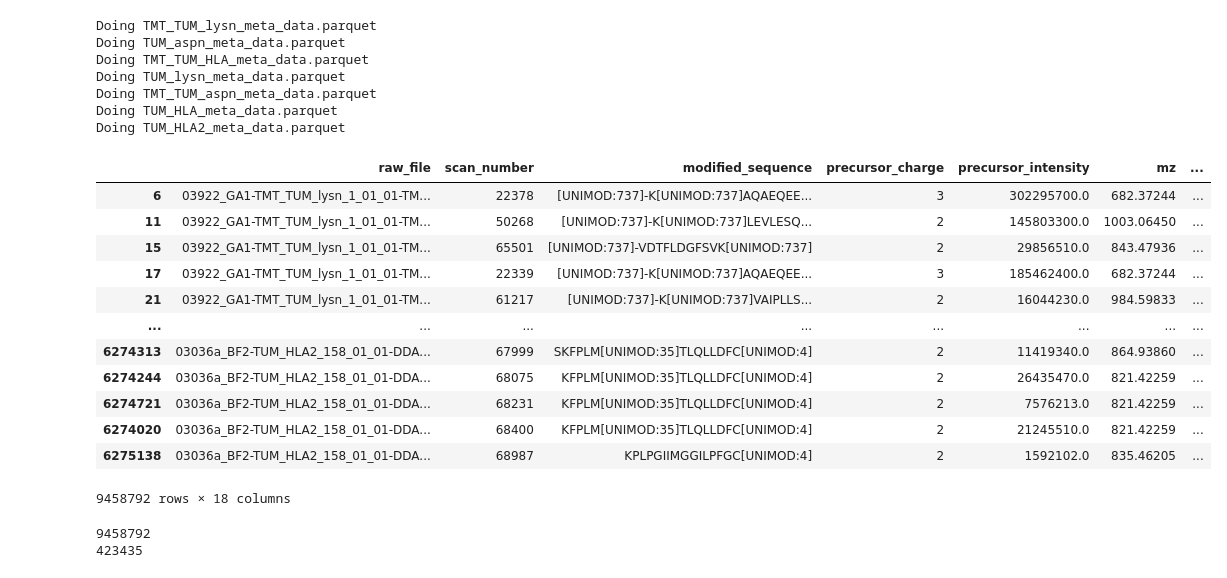
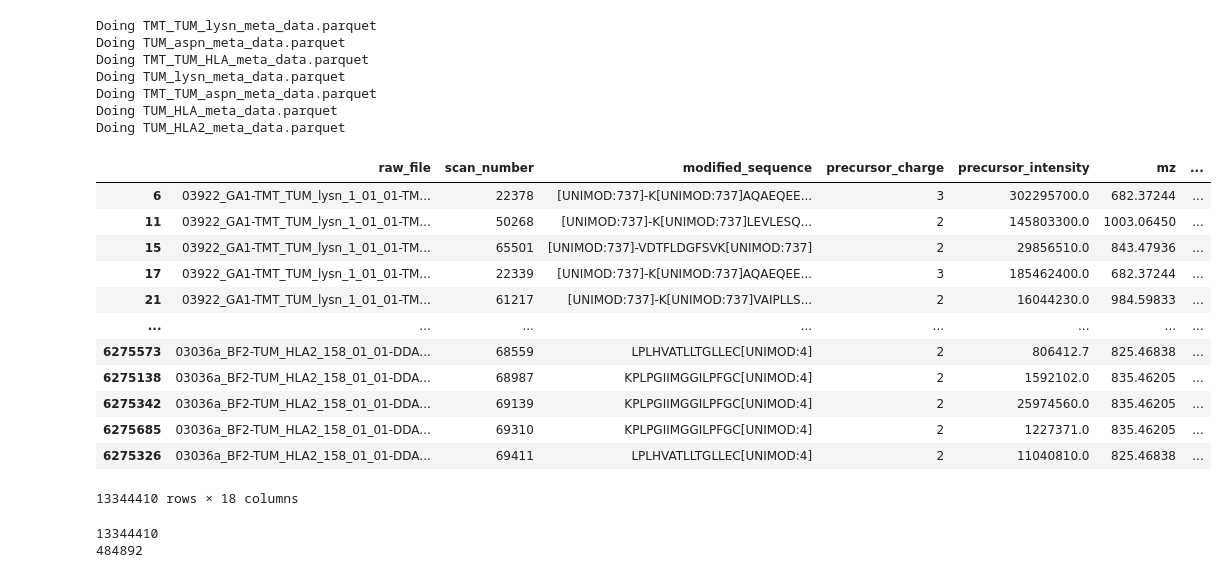
Before and after one commit to bittremieuxlab/casanovo-scaling, a Jupyter notebook: prospect_data/collect.ipynb, the cells around one changed output. Drawn from its saved outputs; the diff is of its cells as text; code cells hidden in the pictures.

```diff
--- a/prospect_data/collect.ipynb
+++ b/prospect_data/collect.ipynb
@@ -14,40 +19,40 @@ def post_process(meta_df, filename, filter_HCD=True, min_andromeda=80):
 # %%
 import pandas as pd
 import os
 
 meta_dfs = []
 for f in os.listdir(data_dir):
     if f.endswith("_meta_data.parquet"):
         print(f"Doing {f}")
         md_df = pd.read_parquet(os.path.join(data_dir, f), engine='fastparquet')
-        meta_dfs.append(post_process(md_df, f, min_andromeda=100))
+        meta_dfs.append(post_process(md_df, f, min_andromeda=80))
 
 meta_df = pd.concat(meta_dfs)
 meta_df
 # %% [output]
 Doing TMT_TUM_lysn_meta_data.parquet
 Doing TUM_aspn_meta_data.parquet
 Doing TMT_TUM_HLA_meta_data.parquet
 Doing TUM_lysn_meta_data.parquet
 Doing TMT_TUM_aspn_meta_data.parquet
 Doing TUM_HLA_meta_data.parquet
 Doing TUM_HLA2_meta_data.parquet
 |  | raw_file | scan_number | modified_sequence | precursor_charge | precursor_intensity | mz | ... |
 | 6 | 03922_GA1-TMT_TUM_lysn_1_01_01-TM... | 22378 | [UNIMOD:737]-K[UNIMOD:737]AQAEQEE... | 3 | 302295700.0 | 682.37244 | ... |
 | 11 | 03922_GA1-TMT_TUM_lysn_1_01_01-TM... | 50268 | [UNIMOD:737]-K[UNIMOD:737]LEVLESQ... | 2 | 145803300.0 | 1003.06450 | ... |
 | 15 | 03922_GA1-TMT_TUM_lysn_1_01_01-TM... | 65501 | [UNIMOD:737]-VDTFLDGFSVK[UNIMOD:737] | 2 | 29856510.0 | 843.47936 | ... |
 | 17 | 03922_GA1-TMT_TUM_lysn_1_01_01-TM... | 22339 | [UNIMOD:737]-K[UNIMOD:737]AQAEQEE... | 3 | 185462400.0 | 682.37244 | ... |
 | 21 | 03922_GA1-TMT_TUM_lysn_1_01_01-TM... | 61217 | [UNIMOD:737]-K[UNIMOD:737]VAIPLLS... | 2 | 16044230.0 | 984.59833 | ... |
 | ... | ... | ... | ... | ... | ... | ... | ... |
-| 6274313 | 03036a_BF2-TUM_HLA2_158_01_01-DDA... | 67999 | SKFPLM[UNIMOD:35]TLQLLDFC[UNIMOD:4] | 2 | 11419340.0 | 864.93860 | ... |
-| 6274244 | 03036a_BF2-TUM_HLA2_158_01_01-DDA... | 68075 | KFPLM[UNIMOD:35]TLQLLDFC[UNIMOD:4] | 2 | 26435470.0 | 821.42259 | ... |
-| 6274721 | 03036a_BF2-TUM_HLA2_158_01_01-DDA... | 68231 | KFPLM[UNIMOD:35]TLQLLDFC[UNIMOD:4] | 2 | 7576213.0 | 821.42259 | ... |
-| 6274020 | 03036a_BF2-TUM_HLA2_158_01_01-DDA... | 68400 | KFPLM[UNIMOD:35]TLQLLDFC[UNIMOD:4] | 2 | 21245510.0 | 821.42259 | ... |
+| 6275573 | 03036a_BF2-TUM_HLA2_158_01_01-DDA... | 68559 | LPLHVATLLTGLLEC[UNIMOD:4] | 2 | 806412.7 | 825.46838 | ... |
 | 6275138 | 03036a_BF2-TUM_HLA2_158_01_01-DDA... | 68987 | KPLPGIIMGGILPFGC[UNIMOD:4] | 2 | 1592102.0 | 835.46205 | ... |
+| 6275342 | 03036a_BF2-TUM_HLA2_158_01_01-DDA... | 69139 | KPLPGIIMGGILPFGC[UNIMOD:4] | 2 | 25974560.0 | 835.46205 | ... |
+| 6275685 | 03036a_BF2-TUM_HLA2_158_01_01-DDA... | 69310 | KPLPGIIMGGILPFGC[UNIMOD:4] | 2 | 1227371.0 | 835.46205 | ... |
+| 6275326 | 03036a_BF2-TUM_HLA2_158_01_01-DDA... | 69411 | LPLHVATLLTGLLEC[UNIMOD:4] | 2 | 11040810.0 | 825.46838 | ... |
-9458792 rows × 18 columns
+13344410 rows × 18 columns
 # %%
 print(len(meta_df))
 print(len(meta_df['modified_sequence'].unique()))
 # %% [output]
-9458792
-423435
+13344410
+484892
```
Also changed, not shown: parts of 7 cells of this notebook.
